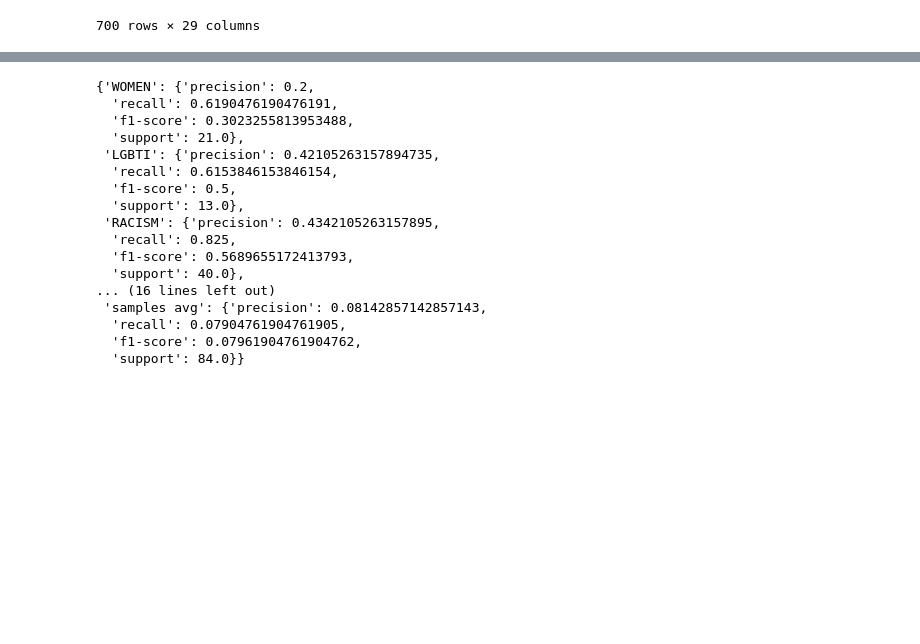
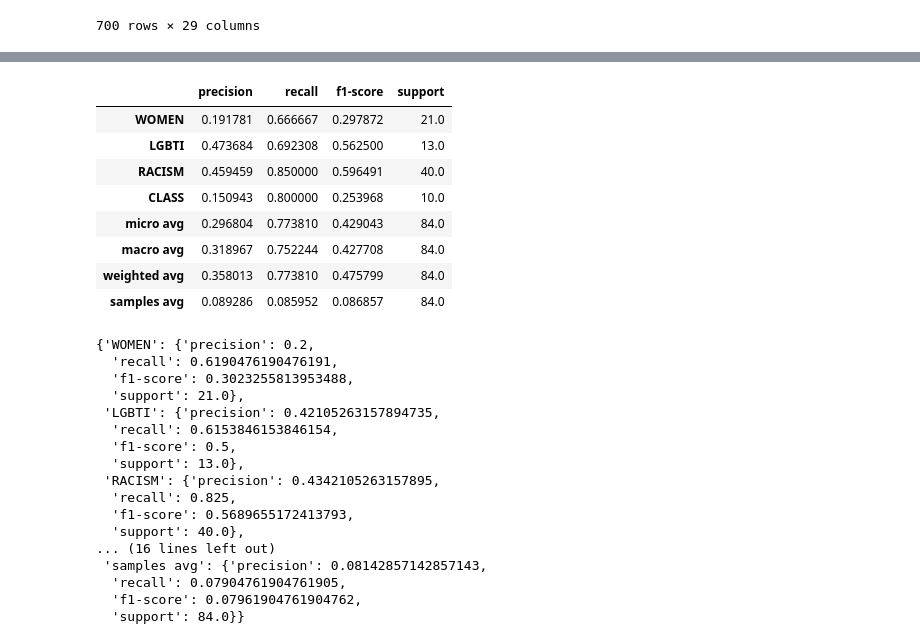
Before and after one commit to finiteautomata/rioplatense_hate_speech, a Jupyter notebook: notebooks/Explore Mixtral.ipynb, the cells around one changed output, grey strips where cells are left out. Saved outputs shown, nothing was run; the diff lists cells and outputs as text; code cells hidden in the pictures; blank space fills up the shorter version.

Commit message:
Mixtral sample

```diff
--- a/notebooks/Explore Mixtral.ipynb
+++ b/notebooks/Explore Mixtral.ipynb
@@ -56,3 +56,23 @@ df[df["error"]].sample(10)[["title", "text", "text_label", "pred_cot",]]
+# %%
+from rioplatense_hs.preprocessing import labels
+from sklearn.metrics import classification_report
+
+reduced_labels = labels[:4]
+pred_labels = [f"PRED_{label}" for label in reduced_labels]
+
+ret = classification_report(df[reduced_labels], df[pred_labels], target_names=reduced_labels, output_dict=True)
+
+pd.DataFrame(ret).T
+# %% [output]
+|  | precision | recall | f1-score | support |
+| WOMEN | 0.191781 | 0.666667 | 0.297872 | 21.0 |
+| LGBTI | 0.473684 | 0.692308 | 0.562500 | 13.0 |
+| RACISM | 0.459459 | 0.850000 | 0.596491 | 40.0 |
+| CLASS | 0.150943 | 0.800000 | 0.253968 | 10.0 |
+| micro avg | 0.296804 | 0.773810 | 0.429043 | 84.0 |
+| macro avg | 0.318967 | 0.752244 | 0.427708 | 84.0 |
+| weighted avg | 0.358013 | 0.773810 | 0.475799 | 84.0 |
+| samples avg | 0.089286 | 0.085952 | 0.086857 | 84.0 |
 # %%
 from rioplatense_hs.preprocessing import labels
 from sklearn.metrics import classification_report
```
Also changed, not shown: parts of 2 cells of this notebook, 2 other files.
